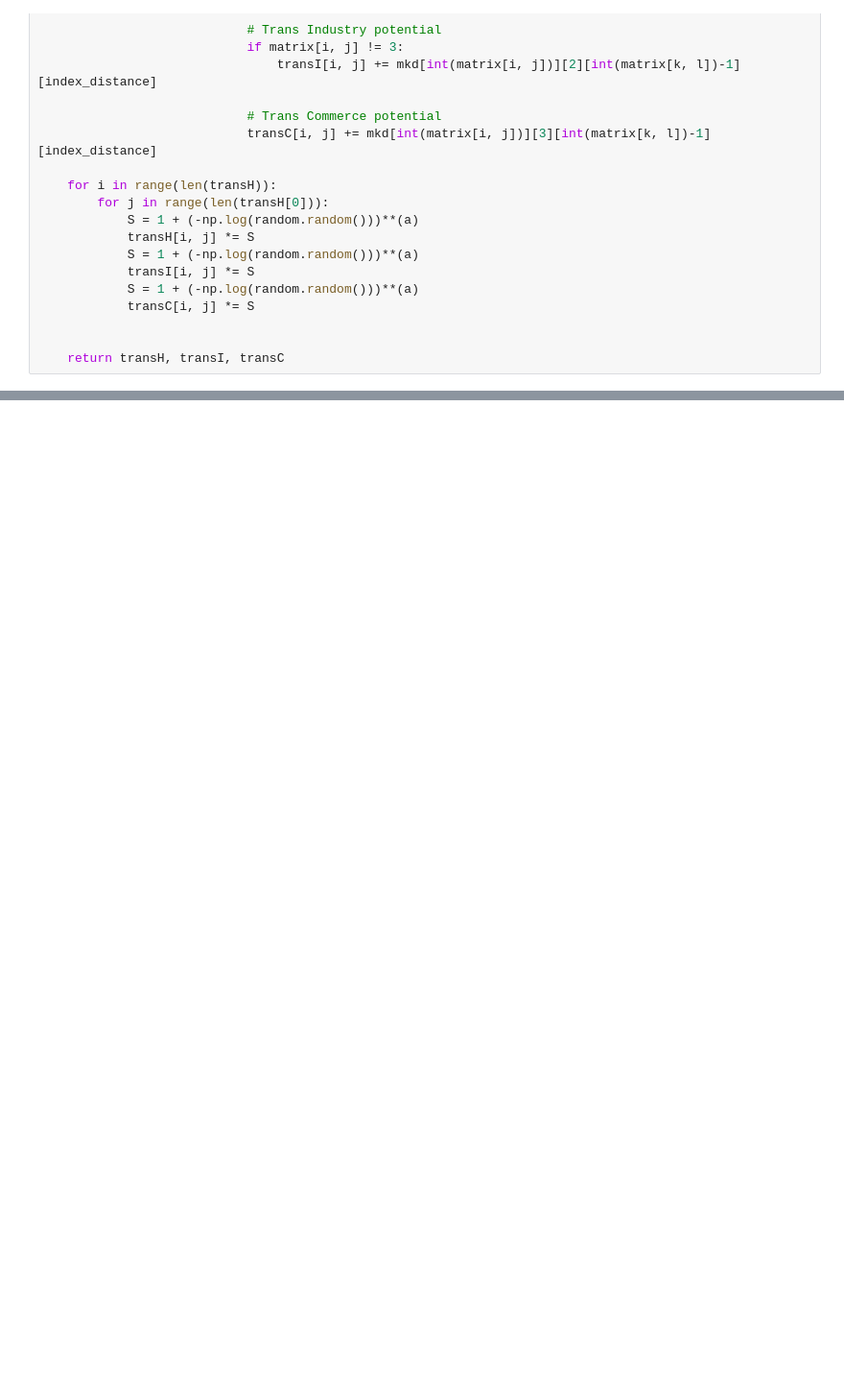
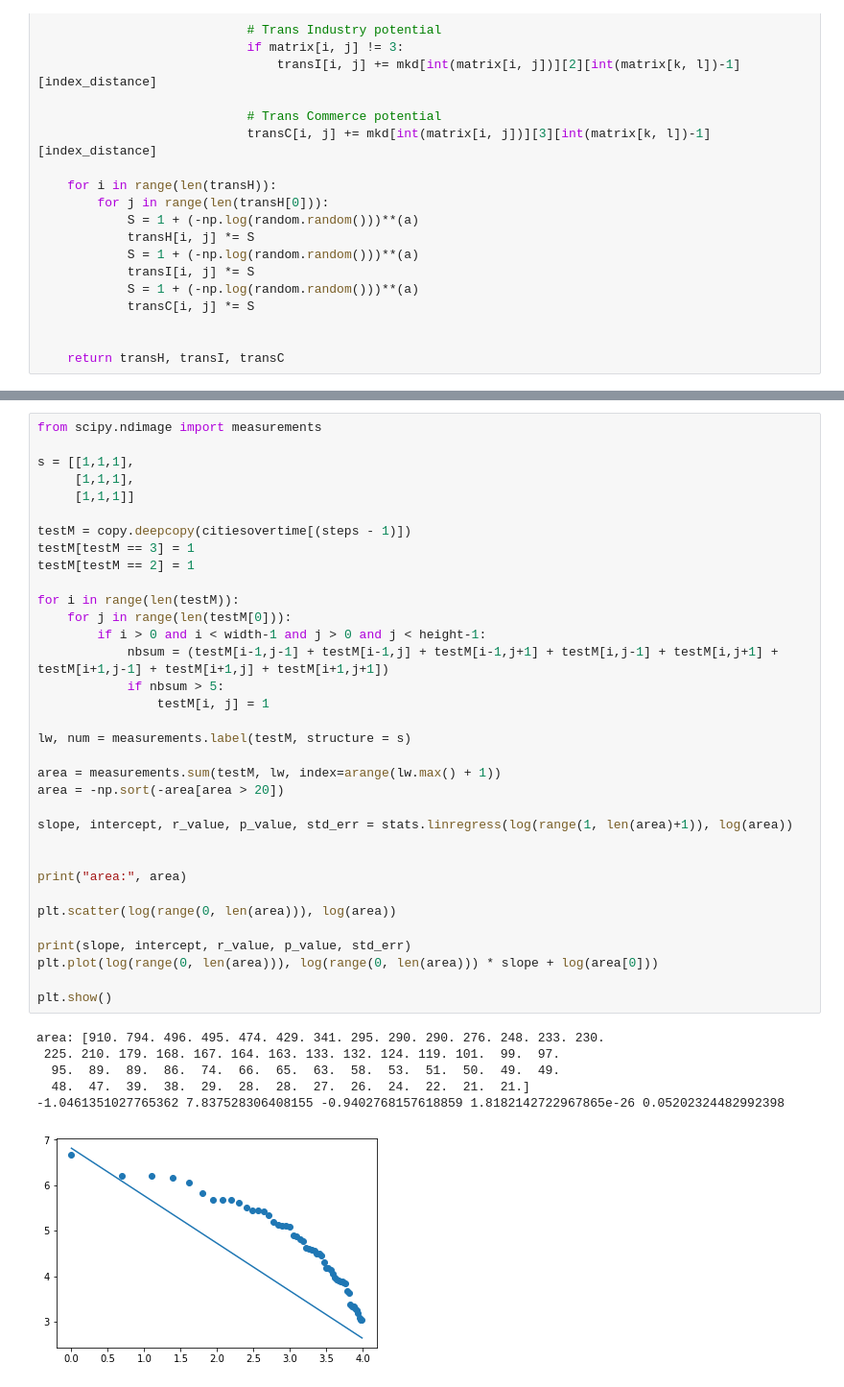
Before and after one commit to TessaRidderikhoff/UrbanGrowth, a Jupyter notebook: citysizedistribution.ipynb, the cells around one changed output, grey strips where cells are left out. Shown at 96% size. Drawn from its saved outputs; the diff is of its cells as text; blank space fills up the shorter version.

```diff
--- a/citysizedistribution.ipynb
+++ b/citysizedistribution.ipynb
@@ -247,0 +314,41 @@ sorted [2.56494936 3.04452244 3.09104245 3.52636052 3.80666249 4.04305127
+# %%
+from scipy.ndimage import measurements
+
+s = [[1,1,1],
+     [1,1,1],
+     [1,1,1]]
+
+testM = copy.deepcopy(citiesovertime[(steps - 1)])
+testM[testM == 3] = 1
+testM[testM == 2] = 1
+
+for i in range(len(testM)):
+    for j in range(len(testM[0])):
+        if i > 0 and i < width-1 and j > 0 and j < height-1:
+            nbsum = (testM[i-1,j-1] + testM[i-1,j] + testM[i-1,j+1] + testM[i,j-1] + testM[i,j+1] + testM[i+1,j-1] + testM[i+1,j] + testM[i+1,j+1])
+            if nbsum > 5:
+                testM[i, j] = 1
+
+lw, num = measurements.label(testM, structure = s)
+
+area = measurements.sum(testM, lw, index=arange(lw.max() + 1))
+area = -np.sort(-area[area > 20])
+
+slope, intercept, r_value, p_value, std_err = stats.linregress(log(range(1, len(area)+1)), log(area))
+
+
+print("area:", area)
+
+plt.scatter(log(range(0, len(area))), log(area))
+
+print(slope, intercept, r_value, p_value, std_err)
+plt.plot(log(range(0, len(area))), log(range(0, len(area))) * slope + log(area[0]))
+
+plt.show()
+# %% [output]
+area: [910. 794. 496. 495. 474. 429. 341. 295. 290. 290. 276. 248. 233. 230.
+ 225. 210. 179. 168. 167. 164. 163. 133. 132. 124. 119. 101.  99.  97.
+  95.  89.  89.  86.  74.  66.  65.  63.  58.  53.  51.  50.  49.  49.
+  48.  47.  39.  38.  29.  28.  28.  27.  26.  24.  22.  21.  21.]
+-1.0461351027765362 7.837528306408155 -0.9402768157618859 1.8182142722967865e-26 0.05202324482992398
+[figure, added]
```
Also changed, not shown: parts of 5 cells of this notebook.
